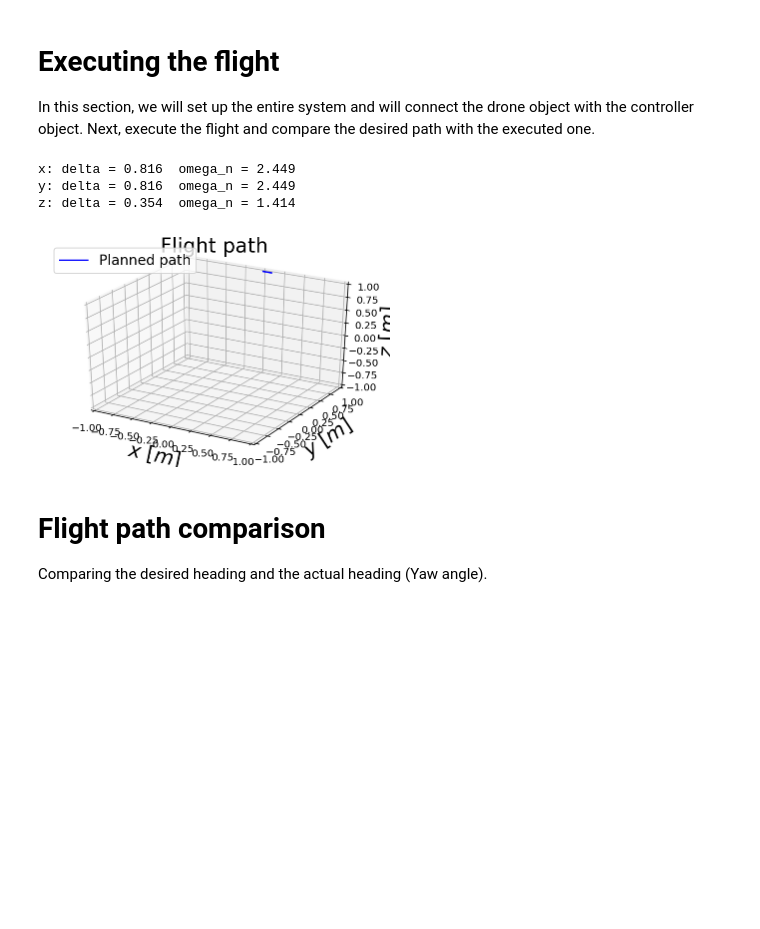
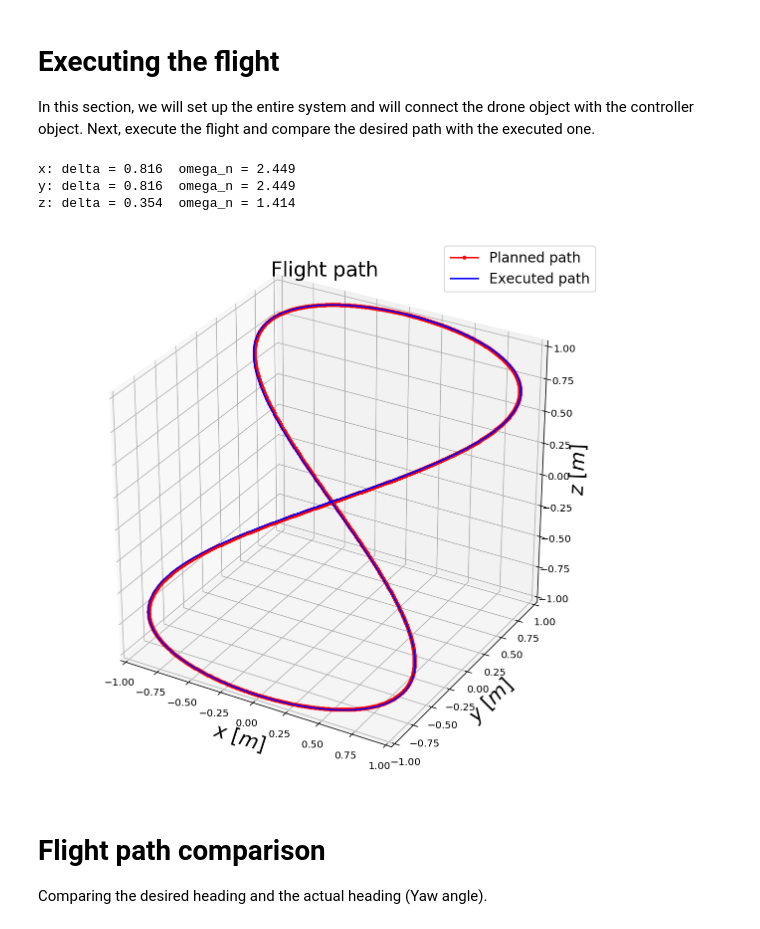
Before and after one commit to m-loay/FCND-Controls-CPP, a Jupyter notebook: controls_quizzes/3d_control/Lesson 4 - 3D Drone-Full-Notebook.ipynb, the cells around one changed output. Saved outputs shown, nothing was run; the diff lists cells and outputs as text; code cells hidden in the pictures; blank space fills up the shorter version.

Commit message:
update drone, controller.

```diff
--- a/controls_quizzes/3d_control/Lesson 4 - 3D Drone-Full-Notebook.ipynb
+++ b/controls_quizzes/3d_control/Lesson 4 - 3D Drone-Full-Notebook.ipynb
@@ -936,11 +939,11 @@ In this section, we will set up the entire system and will connect the drone obj
 inner_loop_relative_to_outer_loop = 10
 
 # creating the drone object
-drone = UDACITYDroneIn3D()
+drone = DroneIn3D()
 
 # creating the control system object
 
-control_system = UDACITYController(z_k_p=2.0,
+control_system = Controller(z_k_p=2.0,
                             z_k_d=1.0,
                             x_k_p=6.0,
                             x_k_d=4.0,
@@ -1028,35 +1031,35 @@ for i in range(0,z_path.shape[0]):
 
     omega_history=np.vstack((omega_history,drone.omega))
     accelerations = drone.linear_acceleration()
     accelerations_history= np.vstack((accelerations_history,accelerations))
     angular_vel_history = np.vstack((angular_vel_history,drone.get_euler_derivatives()))
 
 
 
 fig = plt.figure()
 ax = fig.gca(projection='3d')
-# ax.plot(x_path, y_path, z_path,linestyle='-',marker='.',color='red')
+ax.plot(x_path, y_path, z_path,linestyle='-',marker='.',color='red')
 ax.plot(drone_state_history[:,0],
          drone_state_history[:,1],
          drone_state_history[:,2],
          linestyle='-',color='blue')
 
 plt.title('Flight path').set_fontsize(20)
 ax.set_xlabel('$x$ [$m$]').set_fontsize(20)
 ax.set_ylabel('$y$ [$m$]').set_fontsize(20)
 ax.set_zlabel('$z$ [$m$]').set_fontsize(20)
 plt.legend(['Planned path','Executed path'],fontsize = 14)
 
 ax.set_xlim(-1, 1)
 ax.set_ylim(-1, 1)
 ax.set_zlim(-1, 1)
 
 plt.show()
 # %% [output]
 x: delta = 0.816  omega_n = 2.449
 y: delta = 0.816  omega_n = 2.449
 z: delta = 0.354  omega_n = 1.414
-[figure, old version]
+[figure, new version]
 # %% [markdown]
 # Flight path comparison
 
```
Also changed, not shown: parts of 8 cells of this notebook, 10 other files.
